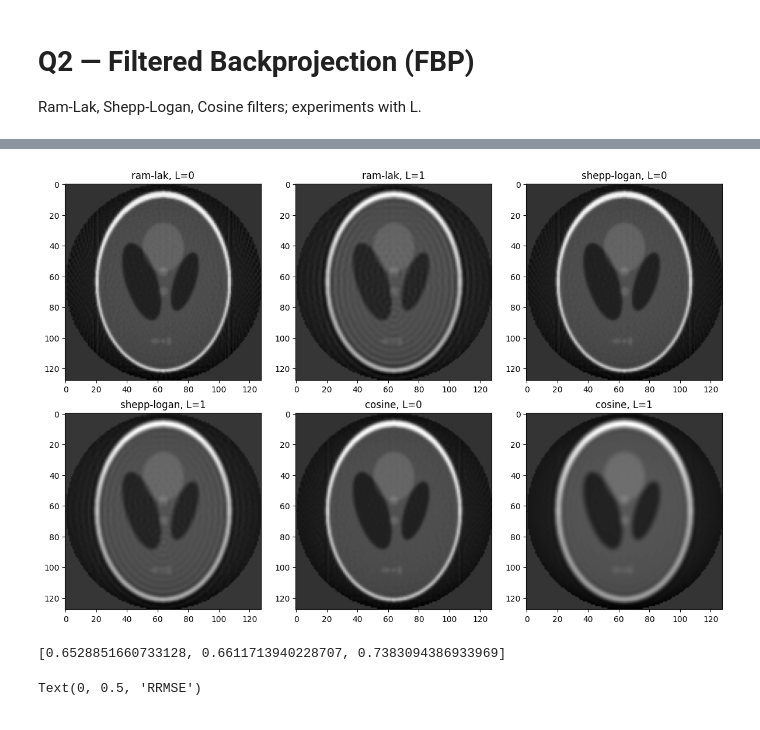
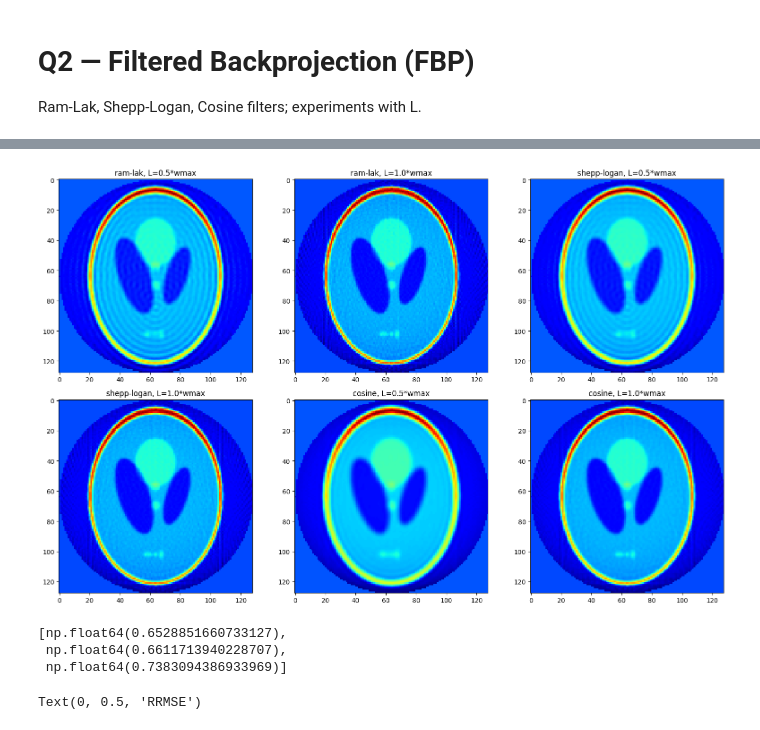
Before and after one commit to shivamchaubey100/Image_Reconstruction_mic, a Jupyter notebook: Q2_FBP.ipynb, the cells around one changed output, grey strips where cells are left out. Cells and saved outputs as stored; diff of their text form; code cells hidden in the pictures.

```diff
--- a/Q2_FBP.ipynb
+++ b/Q2_FBP.ipynb
@@ -39,3 +39,9 @@ for filt in filters:
         fproj = myFilter(sinogram, filter_type=filt, L=L)
         reco = iradon(fproj, theta=theta, filter_name=None, circle=True)
         results[(filt, L)] = reco
+# %%
+fig, ax = plt.subplots(figsize=(10,10))
+ax.imshow(phantom, cmap='jet')
+ax.set_title('Original Phantom Image')
+ax.axis('off')
+plt.tight_layout()
@@ -42,18 +50,16 @@ for filt in filters:
 # %%
-# show results
-fig, axs = plt.subplots(2,3, figsize=(12,8))
+fig, axs = plt.subplots(2,3, figsize=(16,10))
 i=0
 for filt in filters:
-    for j,L in enumerate([wmax, wmax/2]):
+    for j,L in enumerate([wmax/2, wmax]):
         ax = axs.flatten()[i]
-        ax.imshow(results[(filt,L)], cmap='gray')
-        ax.set_title(f'{filt}, L={j}')
+        ax.imshow(results[(filt,L)], cmap='jet')
+        ax.set_title(f'{filt}, L={(j+1)/2}*wmax')
         i+=1
 plt.tight_layout()
 # %% [output]
-[figure, old version]
+[figure, new version]
 # %%
-# Blur experiments and RRMSE analysis
 def rrmse(A,B):
     return np.linalg.norm(A-B)/np.linalg.norm(A)
 S0 = phantom
@@ -69,7 +75,9 @@ for S in Slist:
 errs = [rrmse(Slist[i], Rlist[i]) for i in range(3)]
 errs
 # %% [output]
-[0.6528851660733128, 0.6611713940228707, 0.7383094386933969]
+[np.float64(0.6528851660733127),
+ np.float64(0.6611713940228707),
+ np.float64(0.7383094386933969)]
 # %%
 # RRMSE vs L curve
 Ls = np.linspace(wmax/50, wmax, 50)
```
Also changed, not shown: parts of 2 cells of this notebook, 1 other file.
